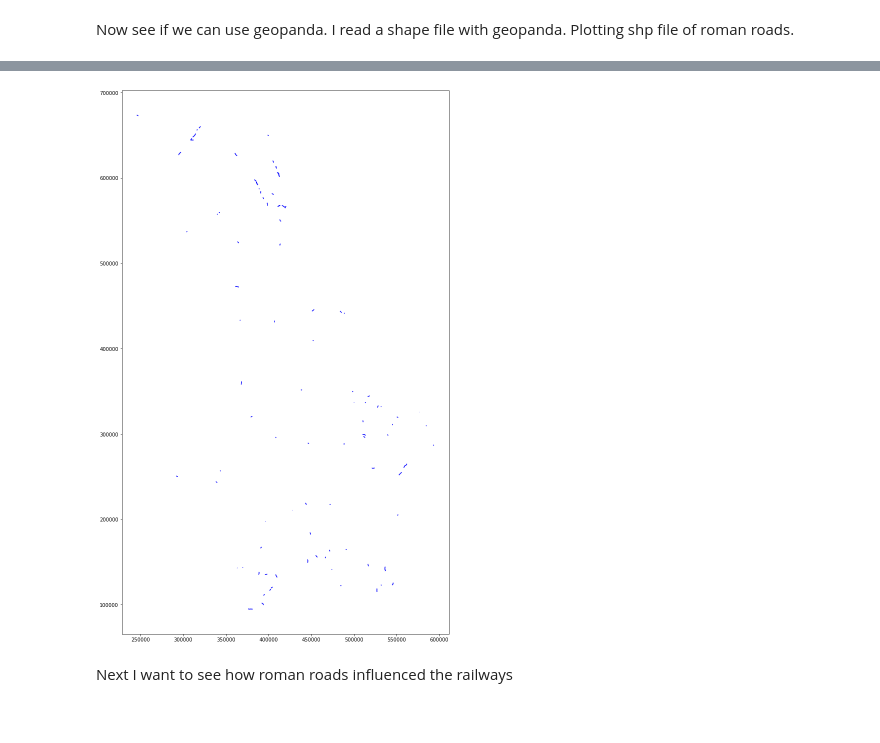
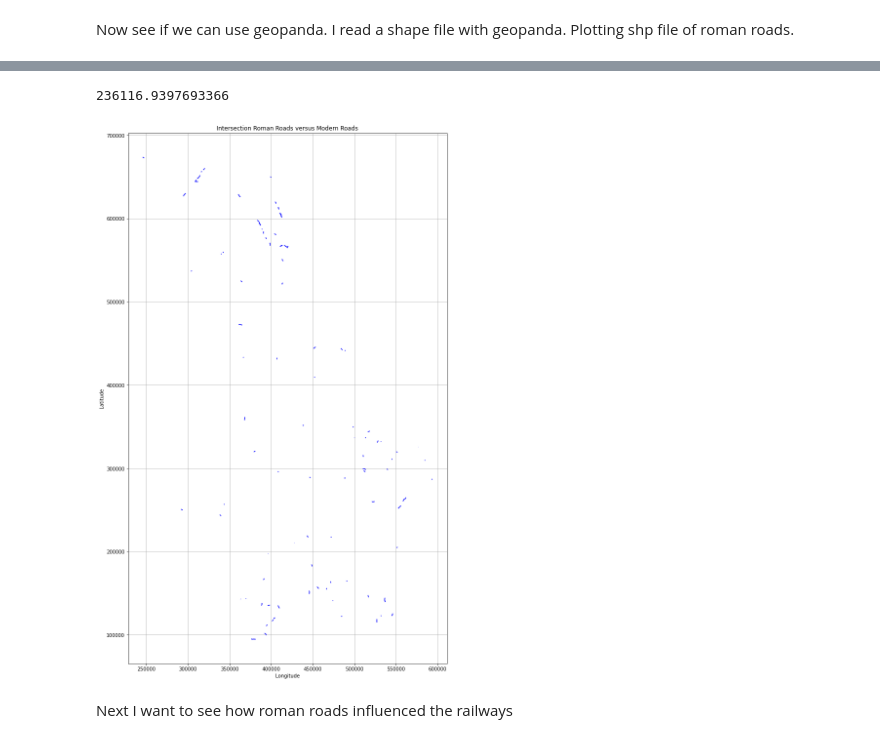
Before and after one commit to magdafairfax/python_projects, a Jupyter notebook: AncientRomanForts/FromRomanRoadsToModernRoads.ipynb, the cells around one changed output, grey strips where cells are left out. Cells and saved outputs as stored; diff of their text form; code cells hidden in the pictures.

```diff
--- a/AncientRomanForts/FromRomanRoadsToModernRoads.ipynb
+++ b/AncientRomanForts/FromRomanRoadsToModernRoads.ipynb
@@ -179,14 +140,26 @@ In the next bit of code I will try to superimpose roman roads on top of modern r
 import geopandas as gpd
 import matplotlib.pyplot as plt
 
-antiquity_roads = gpd.read_file("antiquity_line.shp")
-primary_roads = gpd.read_file("primary_road.shp")
+antiquity_roads = gpd.read_file("data/antiquity_line.shp")
+primary_roads = gpd.read_file("data/primary_road.shp")
+
+names = antiquity_roads[ antiquity_roads['NAME'] == 'FOSS WAY']
+
+print(names )
+
+#create a legend
+lgnd_kwds = {'title': 'Roman Roads Name',
+               'loc': 'upper left', 'bbox_to_anchor': (1, 1.03), 'ncol': 1}
 
 # display both shape files together
-fig, ax = plt.subplots(1, figsize = (20,20))
+fig, ax = plt.subplots(1, figsize = (15,15))
+plt.title("Roman roads Versus Modern roads")
+plt.xlabel("Longitude")
+plt.ylabel("Latitude")
+plt.grid()
 # parameter alpha control the level of transparency
-primary_roads.plot(ax=ax, color='grey', alpha = 0.5)
-antiquity_roads.plot(ax=ax, color = 'red')
+primary_roads.plot(ax=ax, color='grey', alpha = 0.3)
+antiquity_roads.plot(ax=ax, column='NAME',cmap = 'tab20b', legend=True, legend_kwds = lgnd_kwds)
 
 #plt.savefig("roman_versus_modern_england_roads.png")
 # %% [output]
@@ -195,16 +172,30 @@ antiquity_roads.plot(ax=ax, color = 'red')
 # %%
-antiquity_roads = gpd.read_file("antiquity_line.shp")
-primary_roads = gpd.read_file("primary_road.shp")
+
+import matplotlib.pyplot as plt
 
 #Intersecting
 intersections= gpd.sjoin(primary_roads, antiquity_roads, how="inner", op='intersects')
 intersections.head()
 intersections.shape
 intersections.plot(color ="blue", figsize = (20,20))
-plt.savefig("intersection_roman_versus_modern_england_roads.png")
+
+#Calcultate the distances of all roads interesction
+distances = intersections.geometry.length
+
+
+print(distances.sum())
+
+plt.title("Intersection Roman Roads versus Modern Roads")
+plt.xlabel("Longitude")
+plt.ylabel("Latitude")
+plt.grid()
+
+#plt.savefig("intersection_roman_versus_modern_england_roads.png")
 #roads_interesect = gpd.overlay(roman_roads, modern_roads, how = 'intersection')
+#
 # %% [output]
+236116.9397693366
-[figure, old version]
+[figure, new version]
 # %% [markdown]
 Next I want to see how roman roads influenced the railways
 # %%
```
Also changed, not shown: parts of 22 cells of this notebook, 9 other files.
